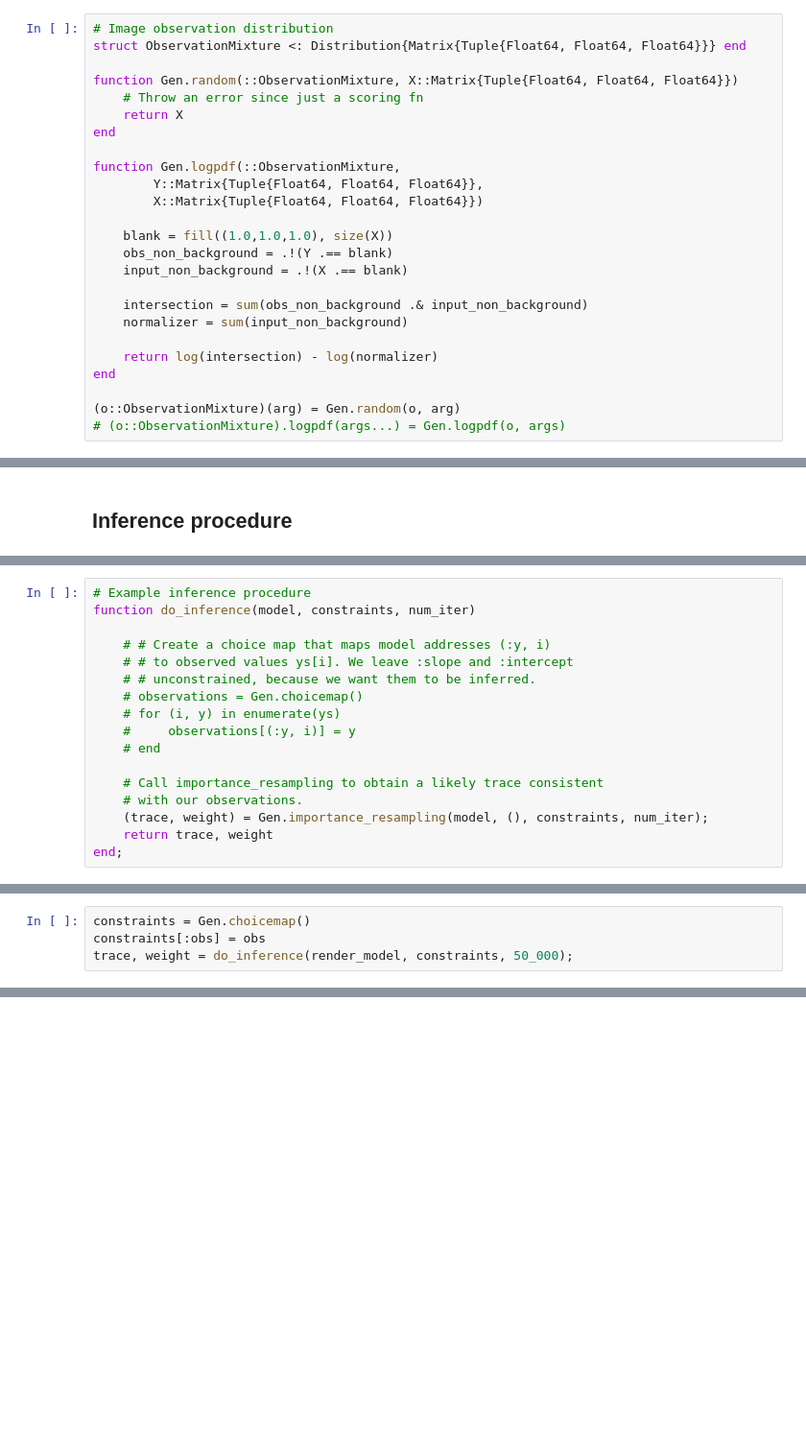
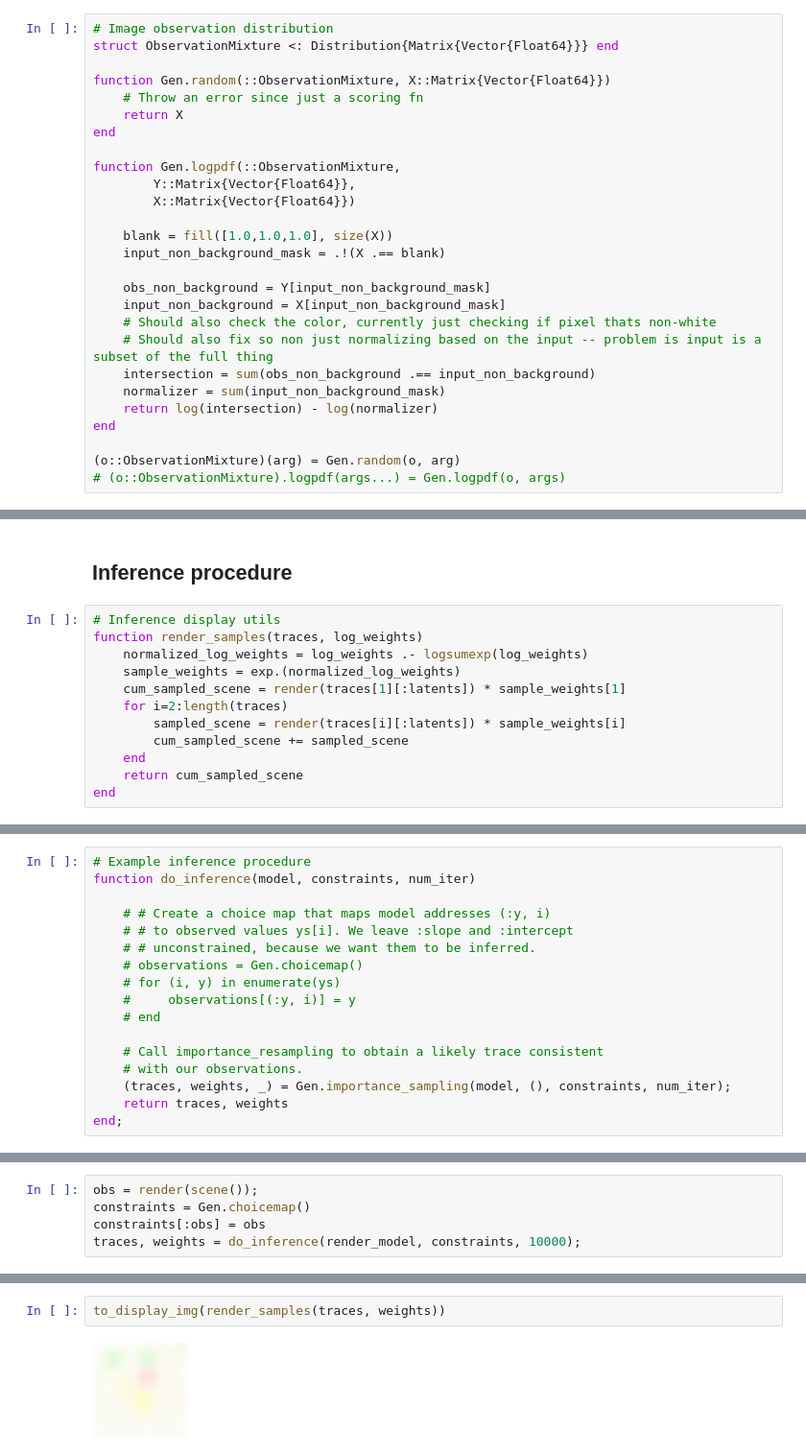
Before and after one commit to zankner/PerceptToWorldModel, a Jupyter notebook: ppl/explore-generative.ipynb, the cells around one changed output, grey strips where cells are left out. Shown at 96% size. Cells and saved outputs as stored; diff of their text form; blank space fills up the shorter version.

```diff
--- a/ppl/explore-generative.ipynb
+++ b/ppl/explore-generative.ipynb
@@ -116,24 +136,26 @@ render_trace(Gen.simulate(scene, ()), true);
 ## Scoring sampled scenes
 # %%
 # Image observation distribution
-struct ObservationMixture <: Distribution{Matrix{Tuple{Float64, Float64, Float64}}} end
+struct ObservationMixture <: Distribution{Matrix{Vector{Float64}}} end
 
-function Gen.random(::ObservationMixture, X::Matrix{Tuple{Float64, Float64, Float64}})
+function Gen.random(::ObservationMixture, X::Matrix{Vector{Float64}})
     # Throw an error since just a scoring fn
     return X
 end
 
 function Gen.logpdf(::ObservationMixture,
-        Y::Matrix{Tuple{Float64, Float64, Float64}},
-        X::Matrix{Tuple{Float64, Float64, Float64}})
+        Y::Matrix{Vector{Float64}},
+        X::Matrix{Vector{Float64}})
 
-    blank = fill((1.0,1.0,1.0), size(X))
-    obs_non_background = .!(Y .== blank)
-    input_non_background = .!(X .== blank)
+    blank = fill([1.0,1.0,1.0], size(X))
+    input_non_background_mask = .!(X .== blank)
 
-    intersection = sum(obs_non_background .& input_non_background)
-    normalizer = sum(input_non_background)
-
+    obs_non_background = Y[input_non_background_mask]
+    input_non_background = X[input_non_background_mask]
+    # Should also check the color, currently just checking if pixel thats non-white
+    # Should also fix so non just normalizing based on the input -- problem is input is a subset of the full thing
+    intersection = sum(obs_non_background .== input_non_background)
+    normalizer = sum(input_non_background_mask)
     return log(intersection) - log(normalizer)
 end
 
@@ -148,3 +171,15 @@ print("Sanity checking score fn: ", exp(logpdf(obs_mixture, foo, foo)))
 Sanity checking score fn: 1.0
 # %% [markdown]
 ## Inference procedure
+# %%
+# Inference display utils
+function render_samples(traces, log_weights)
+    normalized_log_weights = log_weights .- logsumexp(log_weights)
+    sample_weights = exp.(normalized_log_weights)
+    cum_sampled_scene = render(traces[1][:latents]) * sample_weights[1]
+    for i=2:length(traces)
+        sampled_scene = render(traces[i][:latents]) * sample_weights[i]
+        cum_sampled_scene += sampled_scene
+    end
+    return cum_sampled_scene
+end
@@ -162,6 +199,6 @@ function do_inference(model, constraints, num_iter)
 
     # Call importance_resampling to obtain a likely trace consistent
     # with our observations.
-    (trace, weight) = Gen.importance_resampling(model, (), constraints, num_iter);
-    return trace, weight
+    (traces, weights, _) = Gen.importance_sampling(model, (), constraints, num_iter);
+    return traces, weights
 end;
@@ -188,4 +205,5 @@ obs = render(scene())
 # %%
+obs = render(scene());
 constraints = Gen.choicemap()
 constraints[:obs] = obs
-trace, weight = do_inference(render_model, constraints, 50_000);
+traces, weights = do_inference(render_model, constraints, 10000);
@@ -211,0 +214,4 @@ weight
+# %%
+to_display_img(render_samples(traces, weights))
+# %% [output]
+[figure, added]
```
Also changed, not shown: parts of 21 cells of this notebook.
